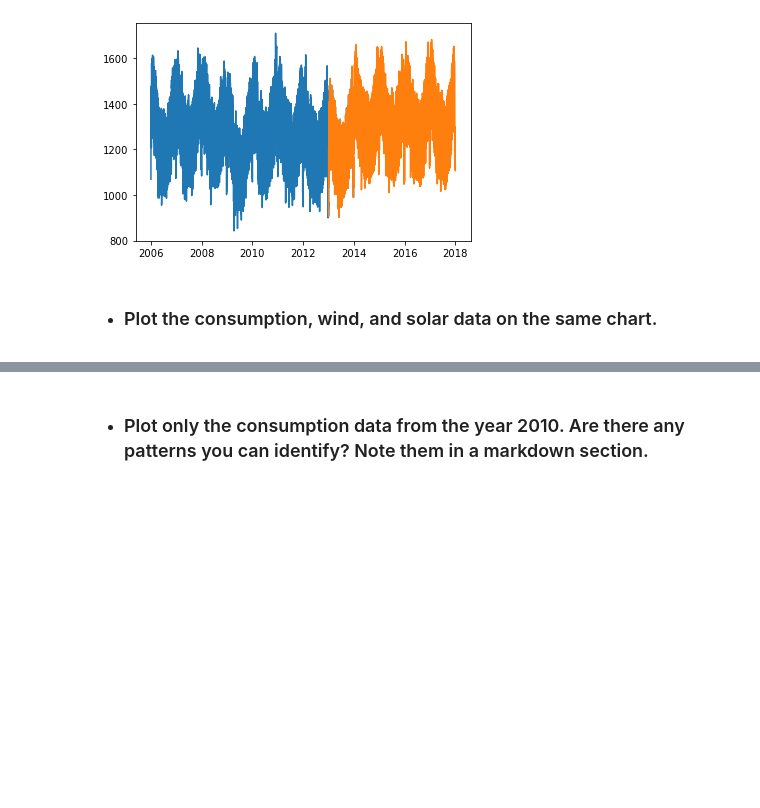
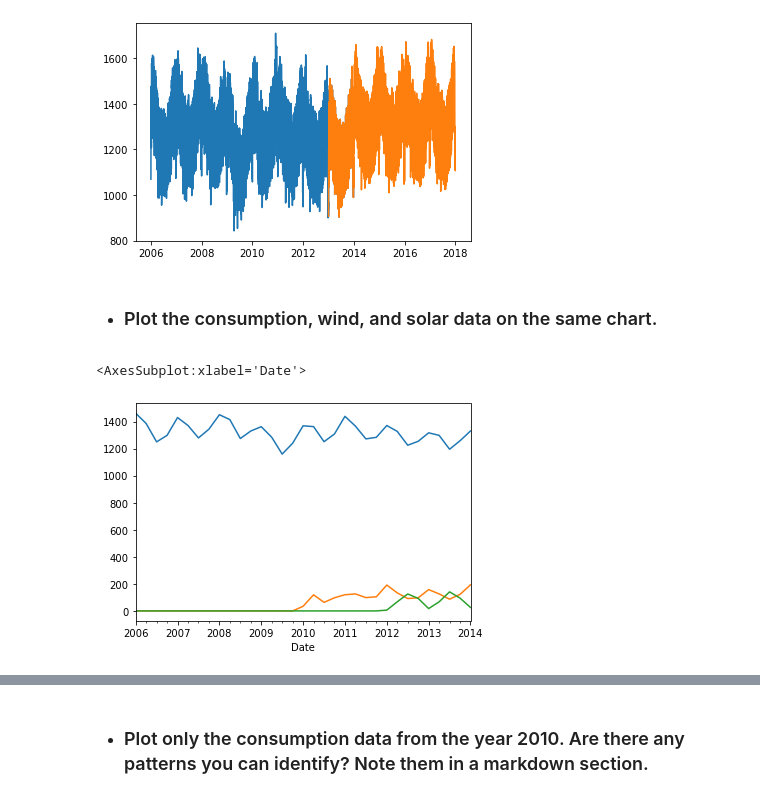
Before and after one commit to jeneyring/time-series-exercises, a Jupyter notebook: explore.ipynb, the cells around one changed output, grey strips where cells are left out. Cells and saved outputs as stored; diff of their text form; code cells hidden in the pictures; blank space fills up the shorter version.

```diff
--- a/explore.ipynb
+++ b/explore.ipynb
@@ -306,4 +308,9 @@ plt.plot(test.index, test.Consumption)
 # %% [markdown]
 - ### Plot the consumption, wind, and solar data on the same chart.
 # %%
-sns.catplot(x="Consumption", y="Wind+Solar", data=train)
+train.Consumption.resample('3M').mean().plot()
+train.Wind.resample('3M').mean().plot()
+train.Solar.resample('3M').mean().plot()
+# %% [output]
+<AxesSubplot:xlabel='Date'>
+[figure, added]
```
Also changed, not shown: parts of 13 cells of this notebook.
